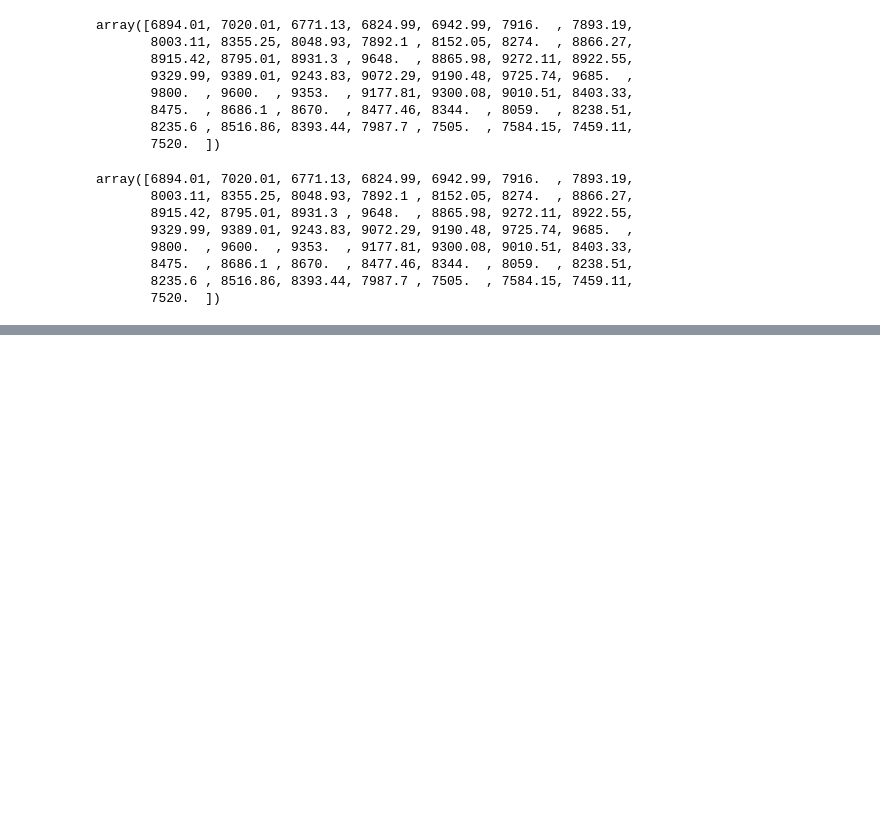
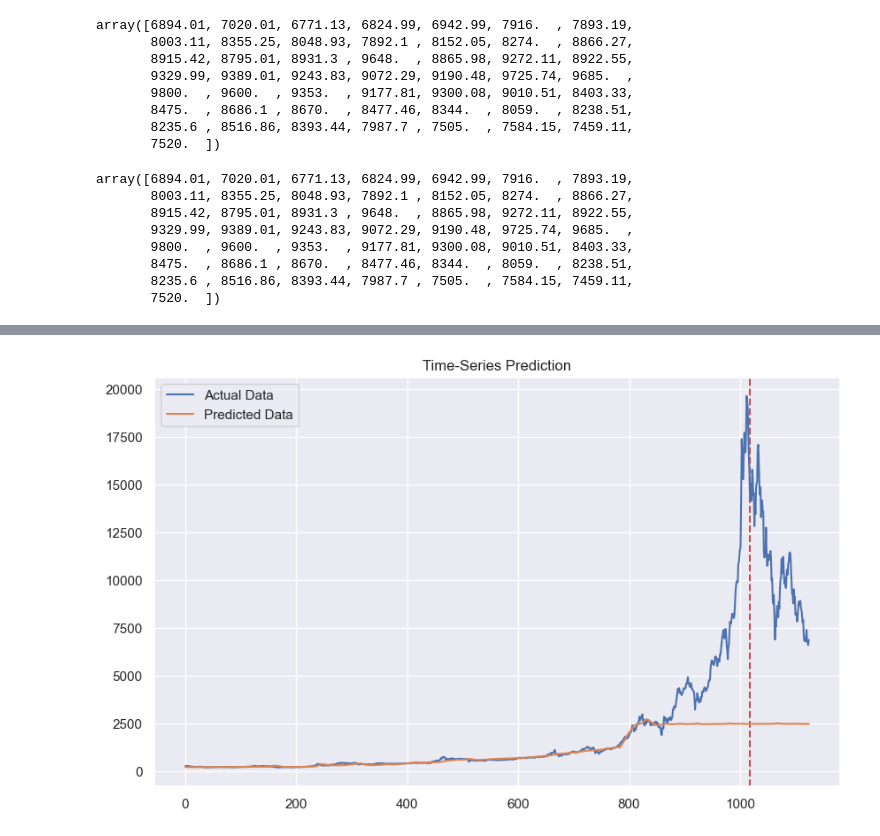
Before and after one commit to FrederickAlmeida/Predict-Bitcoin-Prices-LSTM, a Jupyter notebook: bitcoin predictions.ipynb, the cells around one changed output, grey strips where cells are left out. Saved outputs shown, nothing was run; the diff lists cells and outputs as text; code cells hidden in the pictures; blank space fills up the shorter version.

```diff
--- a/bitcoin predictions.ipynb
+++ b/bitcoin predictions.ipynb
@@ -127,9 +120,10 @@ train_size, test_size
 # %%
-X_train = X_ss[:-(test_size)]
-X_test = X_ss[-(test_size):]
+def divisao_treino(percent_train):
+    train_size = int(len(X_scaled)*percent_train)
+    test_size = len(X_scaled) - train_size
+    X_train = X_ss[:-(test_size)]
+    X_test = X_ss[-(test_size):]
 
-y_train = y_mm[:-(test_size)]
-y_test = y_mm[-(test_size):]
-
-print("Training Shape:", X_train.shape, y_train.shape)
-print("Testing Shape:", X_test.shape, y_test.shape)
+    y_train = y_mm[:-(test_size)]
+    y_test = y_mm[-(test_size):]
+    return X_train, X_test, y_train, y_test, train_size, test_size
@@ -151 +130,3 @@ y_test_tensors.requires_grad = True
+# %%
+X_train, X_test, y_train, y_test, train_size, test_size  = divisao_treino(0.80)
 # %%
@@ -288,0 +284,34 @@ Epoch: 900, train loss: 0.00055, test loss: 0.01097
+# %%
+def
+    df_X_ss = ss.transform(df.drop(columns=['Close'])) # old transformers
+    df_y_mm = mm.transform(df.Close.values.reshape(-1, 1)) # old transformers
+    # split the sequence
+    df_X_ss, df_y_mm = split_sequences(df_X_ss, df_y_mm, 100, 50)
+    # converting to tensors
+    df_X_ss = (torch.Tensor(df_X_ss))
+    df_y_mm = (torch.Tensor(df_y_mm))
+    # reshaping the dataset
+    df_X_ss = torch.reshape(df_X_ss, (df_X_ss.shape[0], 100, df_X_ss.shape[2]))
+
+    train_predict = lstm(df_X_ss) # forward pass
+    data_predict = train_predict.data.numpy() # numpy conversion
+    dataY_plot = df_y_mm.data.numpy()
+
+    data_predict = mm.inverse_transform(data_predict) # reverse transformation
+    dataY_plot = mm.inverse_transform(dataY_plot)
+    true, preds = [], []
+    for i in range(len(dataY_plot)):
+        true.append(dataY_plot[i][0])
+    for i in range(len(data_predict)):
+        preds.append(data_predict[i][0])
+    plt.figure(figsize=(10,6)) #plotting
+    plt.axvline(x=train_size, c='r', linestyle='--') # size of the training set
+
+    plt.plot(true, label='Actual Data') # actual plot
+    plt.plot(preds, label='Predicted Data') # predicted plot
+    plt.title('Time-Series Prediction')
+    plt.legend()
+    plt.savefig("whole_plot.png", dpi=300)
+    plt.show()
+# %% [output]
+[figure, added]
```
Also changed, not shown: parts of 16 cells of this notebook, 2 other files.
